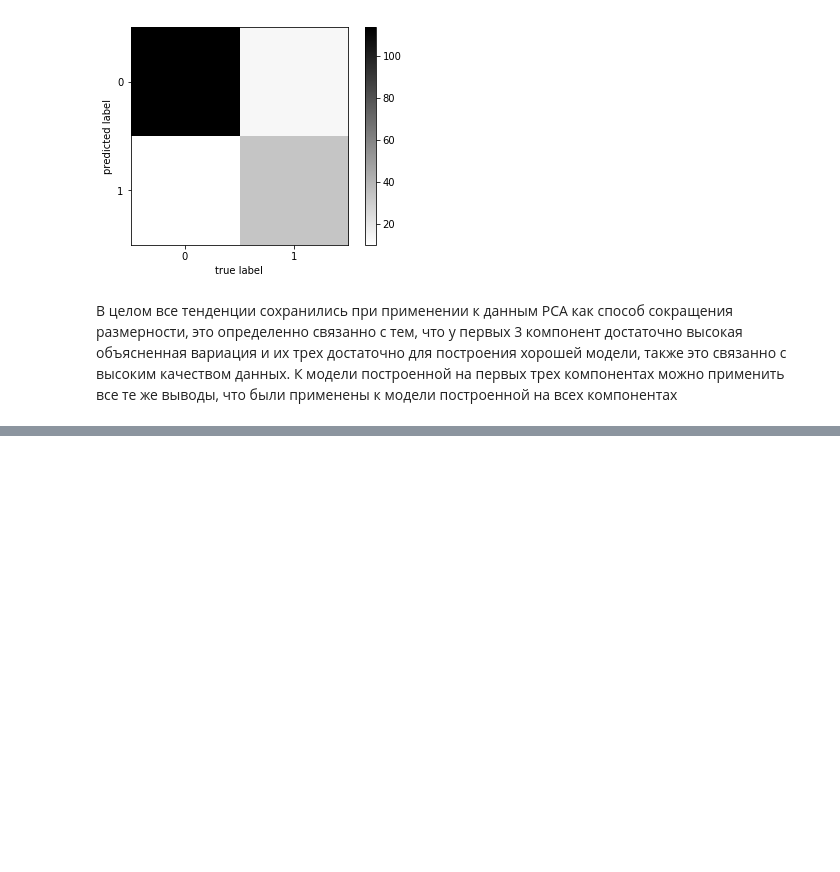
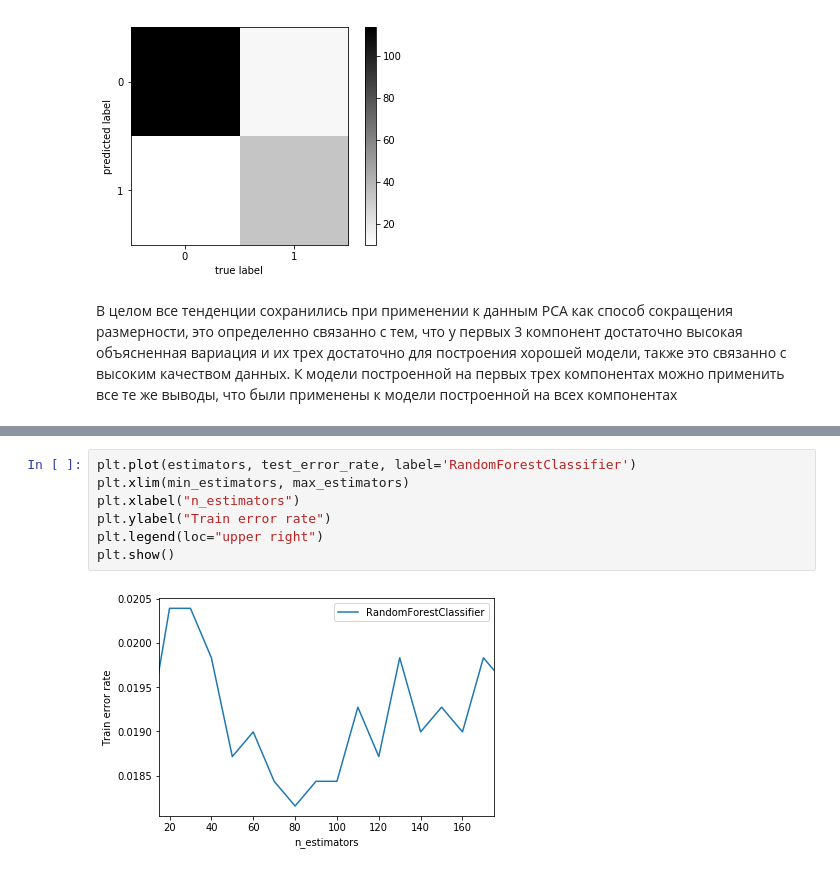
Before and after one commit to hessusH/ml_ad, a Jupyter notebook: Laba#1.ipynb, the cells around one changed output, grey strips where cells are left out. Saved outputs shown, nothing was run; the diff lists cells and outputs as text; blank space fills up the shorter version.

```diff
--- a/Laba#1.ipynb
+++ b/Laba#1.ipynb
@@ -1009,0 +1046,9 @@ pass
+# %%
+plt.plot(estimators, test_error_rate, label='RandomForestClassifier')
+plt.xlim(min_estimators, max_estimators)
+plt.xlabel("n_estimators")
+plt.ylabel("Train error rate")
+plt.legend(loc="upper right")
+plt.show()
+# %% [output]
+[figure, added]
```
Also changed, not shown: parts of 19 cells of this notebook.
